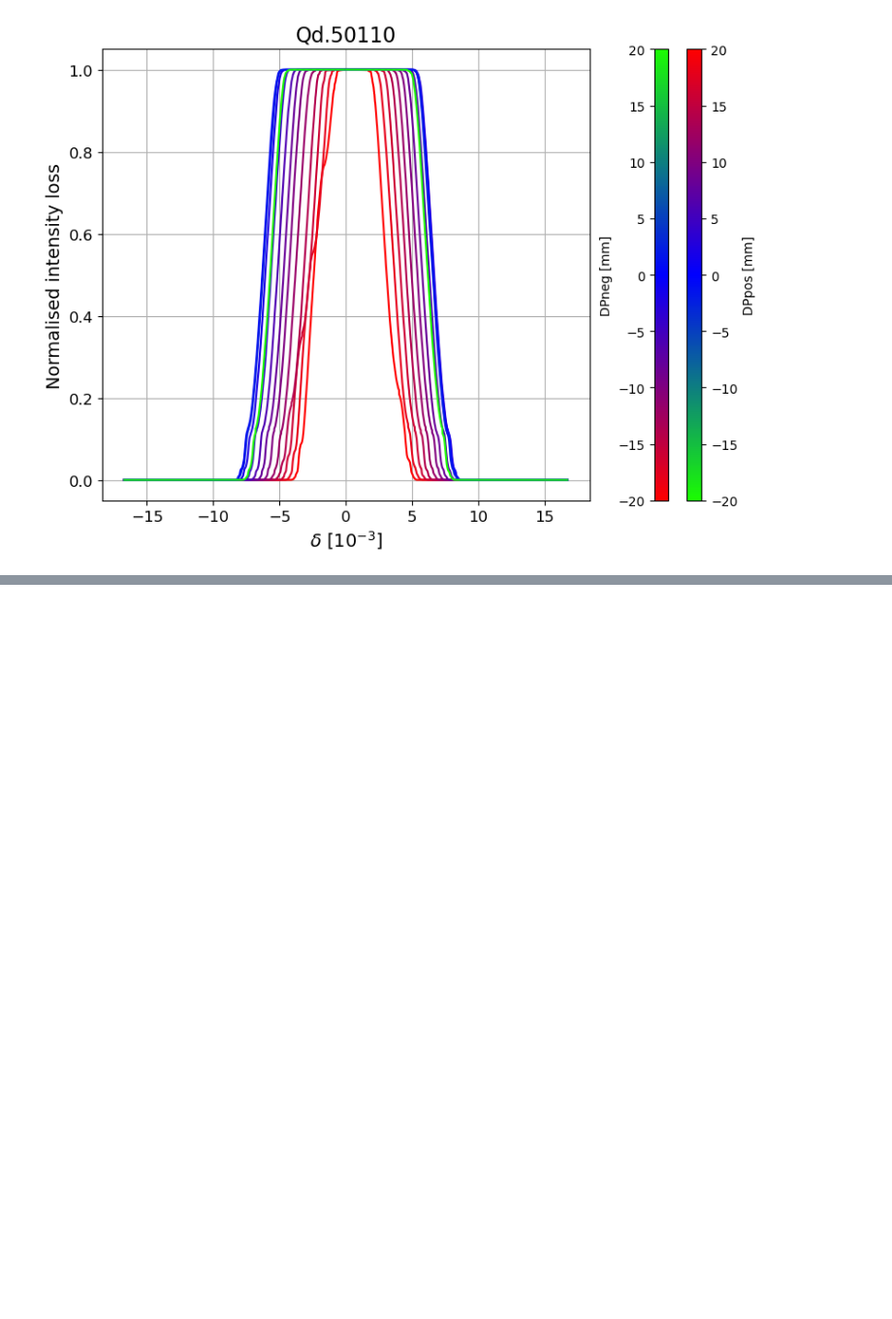
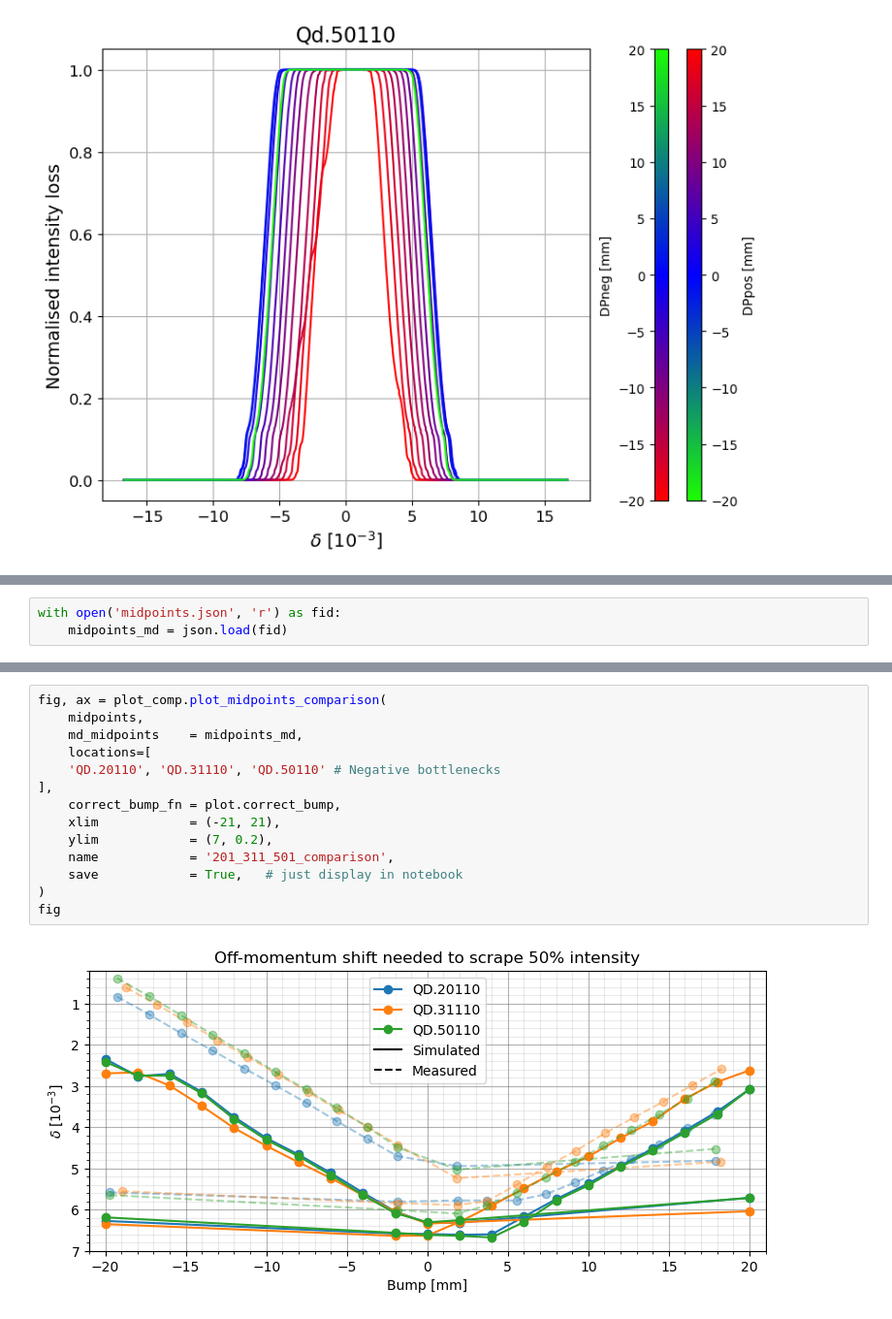
Before and after one commit to lisepauwels/sps_simulations, a Jupyter notebook: Studies/OffMomBumpScans/plot_results.ipynb, the cells around one changed output, grey strips where cells are left out. Shown at 97% size. Saved outputs shown, nothing was run; the diff lists cells and outputs as text; blank space fills up the shorter version.

```diff
--- a/Studies/OffMomBumpScans/plot_results.ipynb
+++ b/Studies/OffMomBumpScans/plot_results.ipynb
@@ -454,0 +573,3 @@ for quad in intensity_data:
+# %%
+with open('midpoints.json', 'r') as fid:
+    midpoints_md = json.load(fid)
@@ -454,0 +592,16 @@ for quad in intensity_data:
+# %%
+fig, ax = plot_comp.plot_midpoints_comparison(
+    midpoints,
+    md_midpoints    = midpoints_md,
+    locations=[
+    'QD.20110', 'QD.31110', 'QD.50110' # Negative bottlenecks
+],
+    correct_bump_fn = plot.correct_bump,
+    xlim            = (-21, 21),
+    ylim            = (7, 0.2),
+    name            = '201_311_501_comparison',
+    save            = True,   # just display in notebook
+)
+fig
+# %% [output]
+[figure, added]
```
Also changed, not shown: parts of 8 cells of this notebook, 5 other files.
